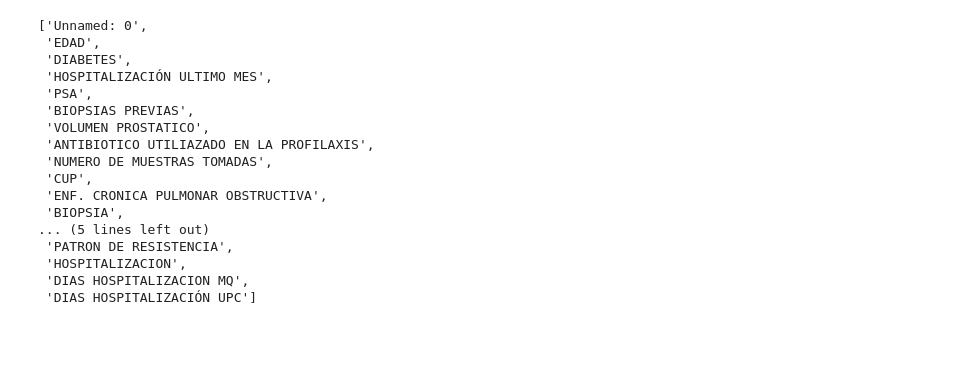
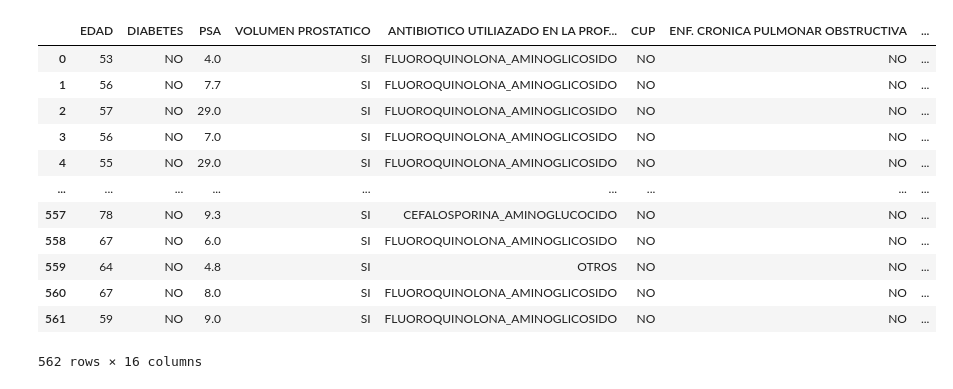
Before and after one commit to jonathancastillo185/Proyecto-Integrador---m6, a Jupyter notebook: Propuesta 1/comienzo.ipynb, the cells around one changed output. Saved outputs shown, nothing was run; the diff lists cells and outputs as text; code cells hidden in the pictures; blank space fills up the shorter version.

```diff
--- a/Propuesta 1/comienzo.ipynb
+++ b/Propuesta 1/comienzo.ipynb
@@ -77,21 +85,0 @@ print(df['NUMERO DE DIAS POST BIOPSIA EN QUE SE PRESENTA LA COMPLICACIÓN INFECC
-# %%
-columnas = df.columns.to_list()
-columnas
-# %% [output]
-['Unnamed: 0',
- 'EDAD',
- 'DIABETES',
- 'HOSPITALIZACIÓN ULTIMO MES',
- 'PSA',
- 'BIOPSIAS PREVIAS',
- 'VOLUMEN PROSTATICO',
- 'ANTIBIOTICO UTILIAZADO EN LA PROFILAXIS',
- 'NUMERO DE MUESTRAS TOMADAS',
- 'CUP',
- 'ENF. CRONICA PULMONAR OBSTRUCTIVA',
- 'BIOPSIA',
-... (5 lines left out)
- 'PATRON DE RESISTENCIA',
- 'HOSPITALIZACION',
- 'DIAS HOSPITALIZACION MQ',
- 'DIAS HOSPITALIZACIÓN UPC']
@@ -100,0 +86,19 @@ for x in columnas:
+# %%
+data = df
+# Elimino las columnas que considero redundantes
+data.drop(columns=['NUMERO DE MUESTRAS TOMADAS','NUMERO DE DIAS POST BIOPSIA EN QUE SE PRESENTA LA COMPLICACIÓN INFECCIOSA','HOSPITALIZACIÓN ULTIMO MES','BIOPSIAS PREVIAS','NUMERO DE MUESTRAS TOMADAS'], inplace=True)
+data
+# %% [output]
+|  | EDAD | DIABETES | PSA | VOLUMEN PROSTATICO | ANTIBIOTICO UTILIAZADO EN LA PROF... | CUP | ENF. CRONICA PULMONAR OBSTRUCTIVA | ... |
+| 0 | 53 | NO | 4.0 | SI | FLUOROQUINOLONA_AMINOGLICOSIDO | NO | NO | ... |
+| 1 | 56 | NO | 7.7 | SI | FLUOROQUINOLONA_AMINOGLICOSIDO | NO | NO | ... |
+| 2 | 57 | NO | 29.0 | SI | FLUOROQUINOLONA_AMINOGLICOSIDO | NO | NO | ... |
+| 3 | 56 | NO | 7.0 | SI | FLUOROQUINOLONA_AMINOGLICOSIDO | NO | NO | ... |
+| 4 | 55 | NO | 29.0 | SI | FLUOROQUINOLONA_AMINOGLICOSIDO | NO | NO | ... |
+| ... | ... | ... | ... | ... | ... | ... | ... | ... |
+| 557 | 78 | NO | 9.3 | SI | CEFALOSPORINA_AMINOGLUCOCIDO | NO | NO | ... |
+| 558 | 67 | NO | 6.0 | SI | FLUOROQUINOLONA_AMINOGLICOSIDO | NO | NO | ... |
+| 559 | 64 | NO | 4.8 | SI | OTROS | NO | NO | ... |
+| 560 | 67 | NO | 8.0 | SI | FLUOROQUINOLONA_AMINOGLICOSIDO | NO | NO | ... |
+| 561 | 59 | NO | 9.0 | SI | FLUOROQUINOLONA_AMINOGLICOSIDO | NO | NO | ... |
+562 rows × 16 columns
```
Also changed, not shown: parts of 13 cells of this notebook, 2 other files.
